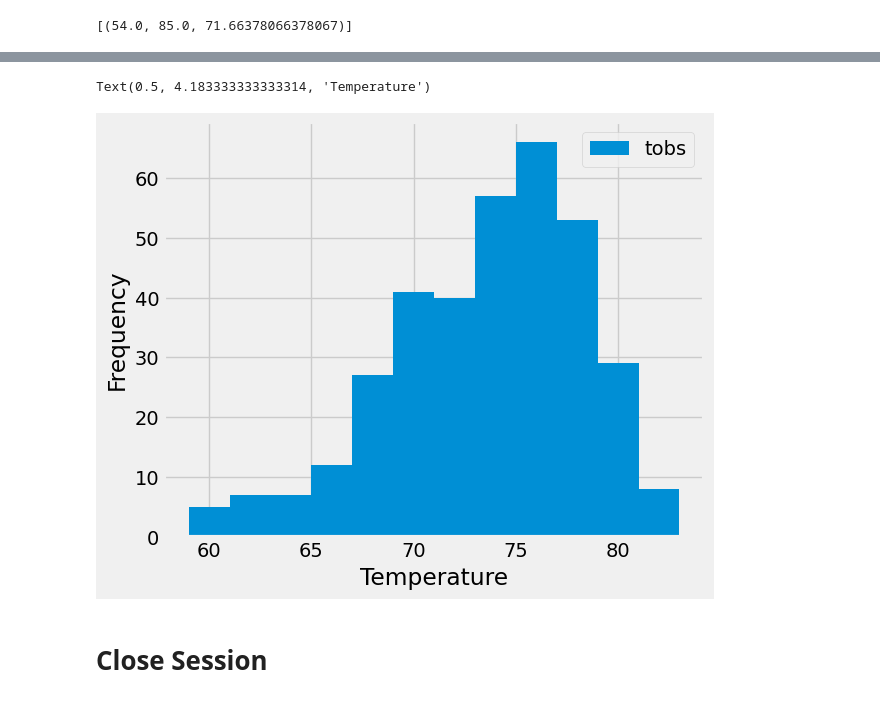
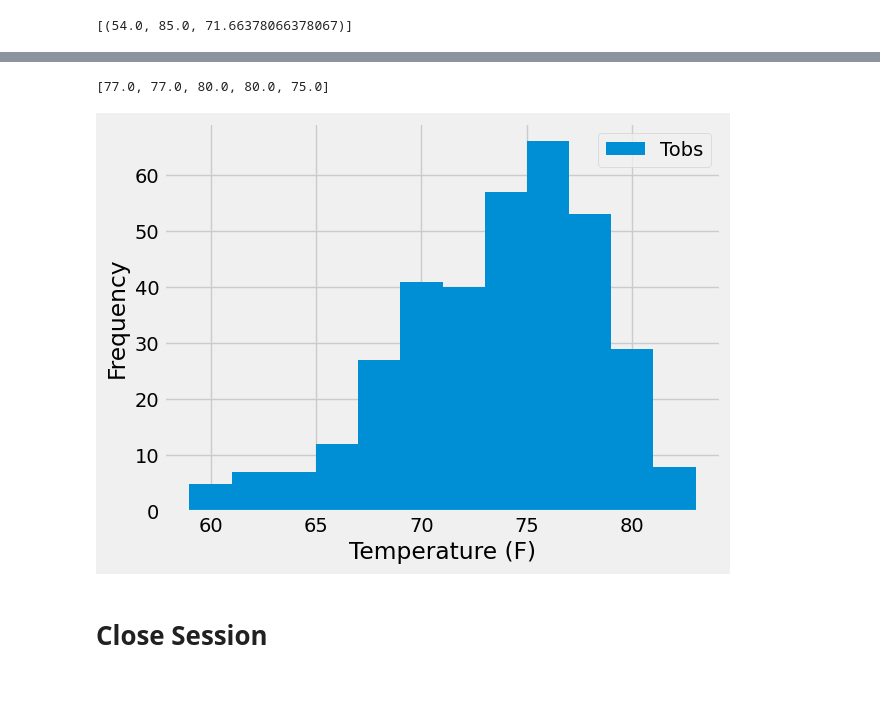
Before and after one commit to adinger1/sqlalchemy-challenge, a Jupyter notebook: SurfsUp/climate_starter.ipynb, the cells around one changed output, grey strips where cells are left out. Saved outputs shown, nothing was run; the diff lists cells and outputs as text; code cells hidden in the pictures.

```diff
--- a/SurfsUp/climate_starter.ipynb
+++ b/SurfsUp/climate_starter.ipynb
@@ -224,10 +215,25 @@ twelve_month_query
+# %%
+#Cleaning up data elements in list
+temperature_data = []
+for temp in twelve_month_query:
+    temperature_data.append(temp[0])
+
+temperature_data[0:5]
+# %% [output]
+[77.0, 77.0, 80.0, 80.0, 75.0]
 # %%
 # Using the most active station id
 # Query the last 12 months of temperature observation data for this station
 # and plot the results as a histogram
+
+arr = np.array(temperature_data)
+plt.hist(arr,bins=12)
+plt.xlabel("Temperature (F)")
+plt.ylabel("Frequency")
+plt.legend(["Tobs"])
+plt.show()
 # %% [output]
-Text(0.5, 4.183333333333314, 'Temperature')
-[figure, old version]
+[figure, new version]
 # %% [markdown]
 # Close Session
 # %%
```
Also changed, not shown: parts of 4 cells of this notebook, 1 other file.
